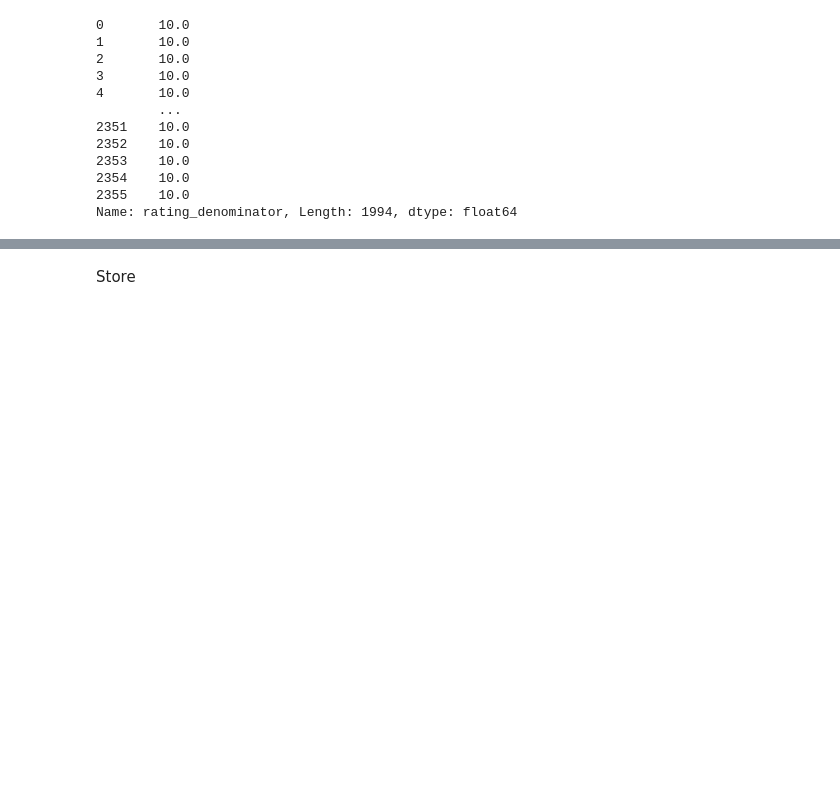
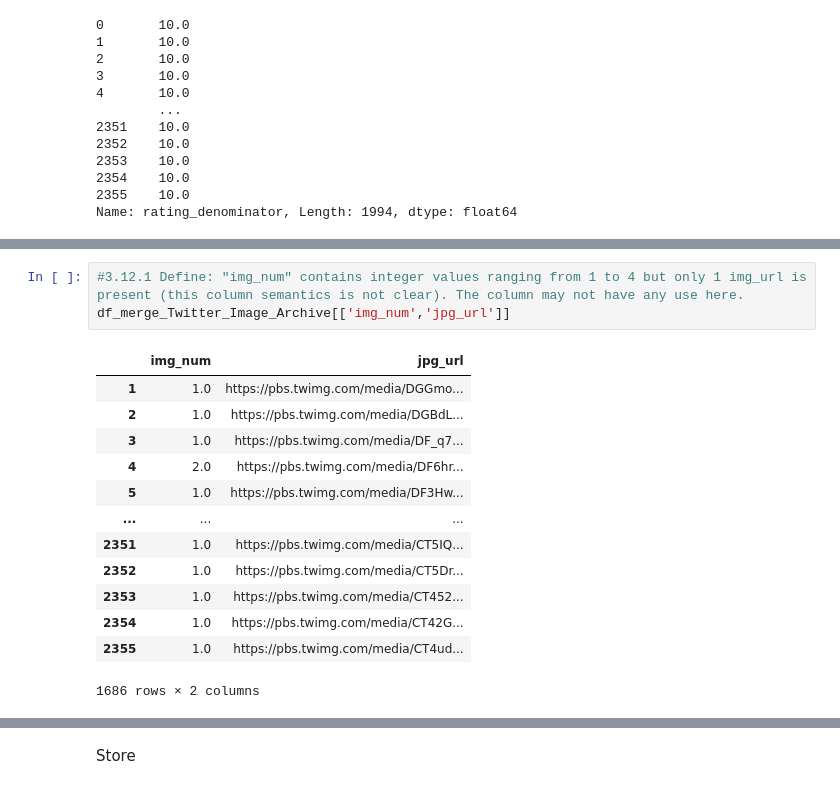
Before and after one commit to shaimaaMohmed/Data-wrangling_WeRateDogs, a Jupyter notebook: wrangle_act.ipynb, the cells around one changed output, grey strips where cells are left out. Drawn from its saved outputs; the diff is of its cells as text; blank space fills up the shorter version.

```diff
--- a/wrangle_act.ipynb
+++ b/wrangle_act.ipynb
@@ -969 +1002,18 @@ df_merge_Twitter_Image_Archive
+# %%
+#3.12.1 Define: "img_num" contains integer values ranging from 1 to 4 but only 1 img_url is present (this column semantics is not clear). The column may not have any use here.
+df_merge_Twitter_Image_Archive[['img_num','jpg_url']]
+# %% [output]
+|  | img_num | jpg_url |
+| 1 | 1.0 | https://pbs.twimg.com/media/DGGmo... |
+| 2 | 1.0 | https://pbs.twimg.com/media/DGBdL... |
+| 3 | 1.0 | https://pbs.twimg.com/media/DF_q7... |
+| 4 | 2.0 | https://pbs.twimg.com/media/DF6hr... |
+| 5 | 1.0 | https://pbs.twimg.com/media/DF3Hw... |
+| ... | ... | ... |
+| 2351 | 1.0 | https://pbs.twimg.com/media/CT5IQ... |
+| 2352 | 1.0 | https://pbs.twimg.com/media/CT5Dr... |
+| 2353 | 1.0 | https://pbs.twimg.com/media/CT452... |
+| 2354 | 1.0 | https://pbs.twimg.com/media/CT42G... |
+| 2355 | 1.0 | https://pbs.twimg.com/media/CT4ud... |
+1686 rows × 2 columns
 # %%
```
Also changed, not shown: parts of 82 cells of this notebook, 4 other files.
